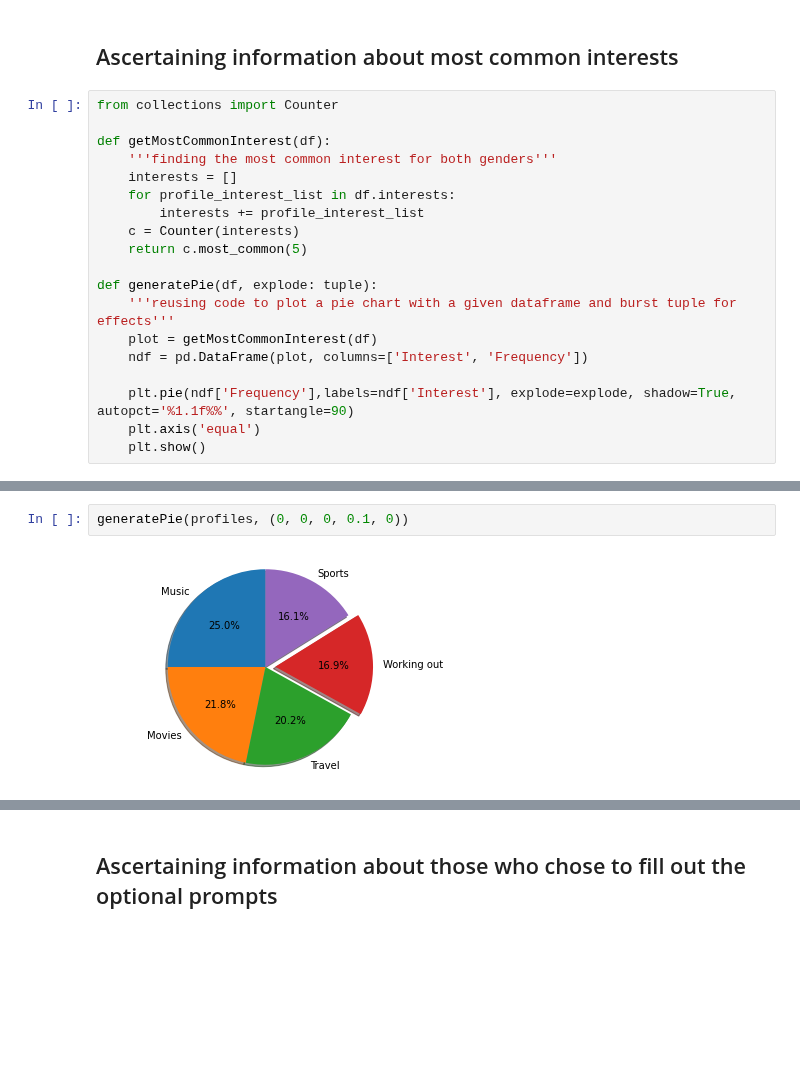
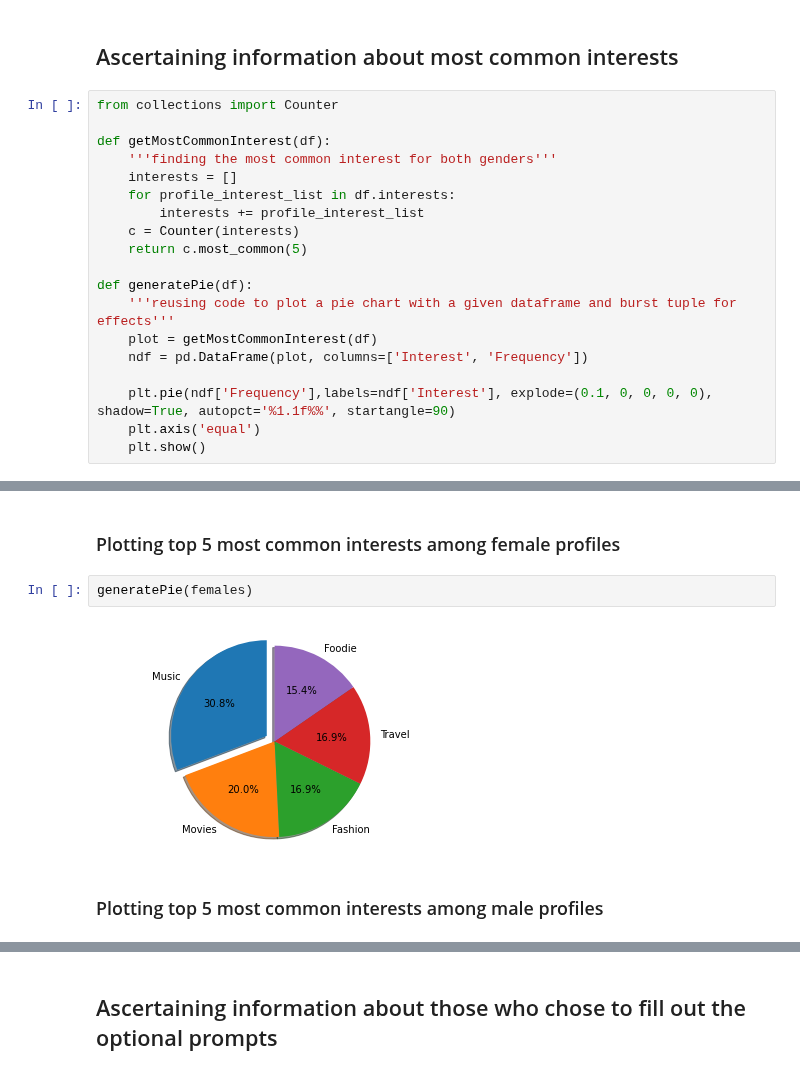
Before and after one commit to ccvale/tinder-profile-analysis, a Jupyter notebook: tinderquery.ipynb, the cells around one changed output, grey strips where cells are left out. Drawn from its saved outputs; the diff is of its cells as text; blank space fills up the shorter version.

```diff
--- a/tinderquery.ipynb
+++ b/tinderquery.ipynb
@@ -100,11 +100,11 @@ def getMostCommonInterest(df):
     c = Counter(interests)
     return c.most_common(5)
 
-def generatePie(df, explode: tuple):
+def generatePie(df):
     '''reusing code to plot a pie chart with a given dataframe and burst tuple for effects'''
     plot = getMostCommonInterest(df)
     ndf = pd.DataFrame(plot, columns=['Interest', 'Frequency'])
 
-    plt.pie(ndf['Frequency'],labels=ndf['Interest'], explode=explode, shadow=True, autopct='%1.1f%%', startangle=90)
+    plt.pie(ndf['Frequency'],labels=ndf['Interest'], explode=(0.1, 0, 0, 0, 0), shadow=True, autopct='%1.1f%%', startangle=90)
     plt.axis('equal')
     plt.show()
@@ -119,4 +111,8 @@ generatePie(males, (0.1, 0, 0, 0, 0))
-# %%
-generatePie(profiles, (0, 0, 0, 0.1, 0))
-# %% [output]
-[figure, removed]
+# %% [markdown]
+### Plotting top 5 most common interests among female profiles
+# %%
+generatePie(females)
+# %% [output]
+[figure, added]
+# %% [markdown]
+### Plotting top 5 most common interests among male profiles
```
Also changed, not shown: parts of 15 cells of this notebook.
